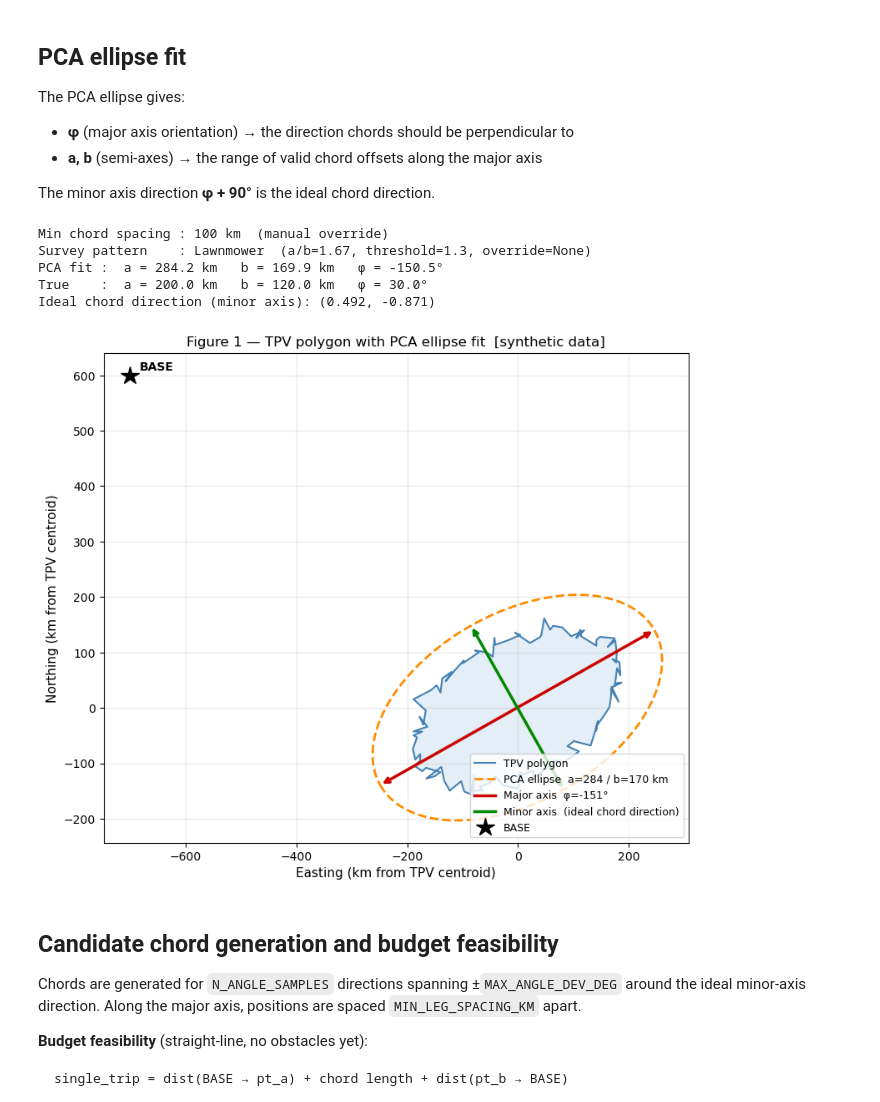
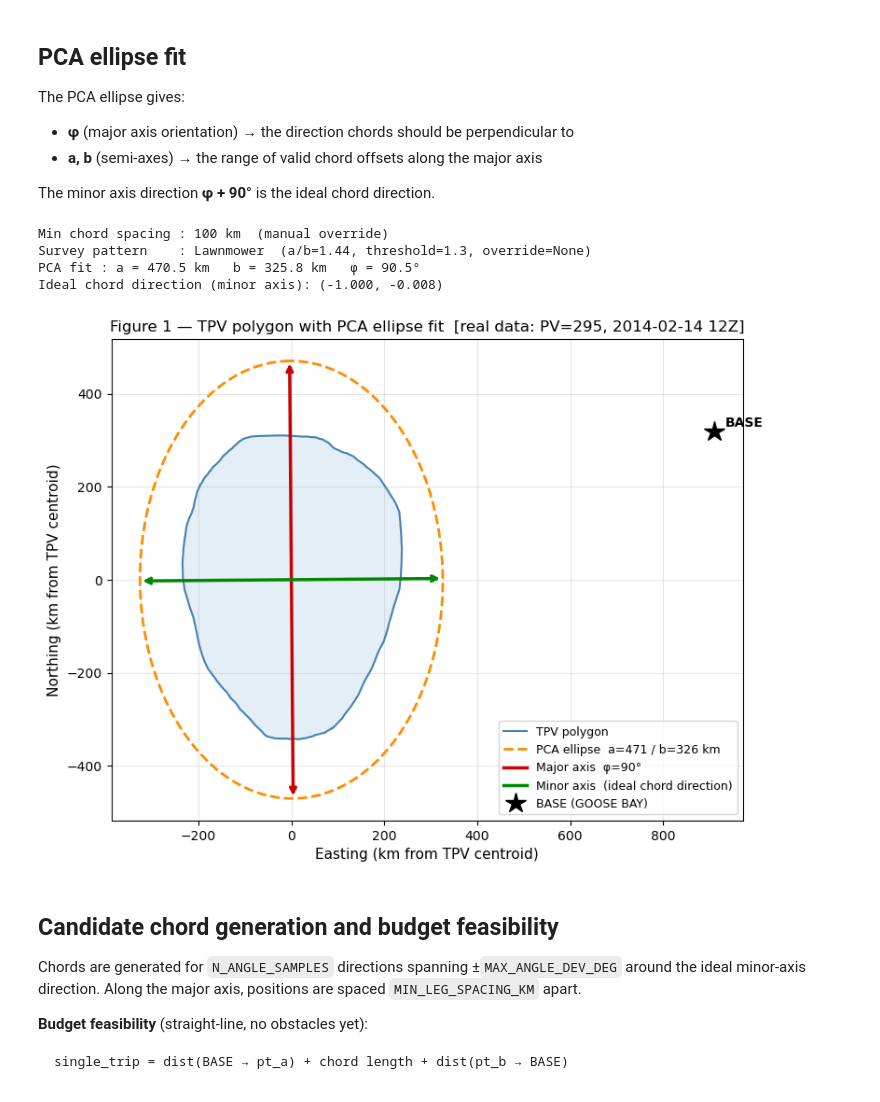
Before and after one commit to xf37/aerial-met-survey-optimizer, a Jupyter notebook: 07_tpv_route_planning.ipynb, the cells around one changed output. Saved outputs shown, nothing was run; the diff lists cells and outputs as text; code cells hidden in the pictures.

```diff
--- a/07_tpv_route_planning.ipynb
+++ b/07_tpv_route_planning.ipynb
@@ -404,8 +452,7 @@ print(f'Survey pattern    : {"Cross" if use_cross else "Lawnmower"}  '
       f'(a/b={a_fit/b_fit:.2f}, threshold={ASPECT_RATIO_THRESHOLD}, '
       f'override={PATTERN_OVERRIDE!r})')
 
-print(f'PCA fit :  a = {a_fit:.1f} km   b = {b_fit:.1f} km   φ = {degrees(phi_fit):.1f}°')
-print(f'True    :  a = {A_TRUE:.1f} km   b = {B_TRUE:.1f} km   φ = {degrees(PHI_TRUE):.1f}°')
+print(f'PCA fit : a = {a_fit:.1f} km   b = {b_fit:.1f} km   \u03c6 = {degrees(phi_fit):.1f}\u00b0')
 
 major_dir = np.array([cos(phi_fit),          sin(phi_fit)])
 minor_dir = np.array([cos(phi_fit + pi/2),   sin(phi_fit + pi/2)])
@@ -420,42 +467,41 @@ ell_xy = (R_fit @ np.vstack([a_fit*np.cos(th_e),
 
 # ── Figure 1: TPV polygon + PCA ellipse ──────────────────────────────────
 fig, ax = plt.subplots(figsize=(8, 8))
 
 closed = np.vstack([TPV_PTS, TPV_PTS[0]])
 ax.fill(TPV_PTS[:,0], TPV_PTS[:,1], color='#cfe0f0', alpha=0.55, zorder=1)
 ax.plot(closed[:,0],  closed[:,1],  color='steelblue', lw=1.5,
         zorder=2, label='TPV polygon')
 ax.plot(ell_xy[:,0],  ell_xy[:,1],  '--', color='darkorange', lw=2,
         zorder=3, label=f'PCA ellipse  a={a_fit:.0f} / b={b_fit:.0f} km')
 
 for vec, col, lbl in [
-    (major_dir * a_fit, '#cc0000', f'Major axis  φ={degrees(phi_fit):.0f}°'),
+    (major_dir * a_fit, '#cc0000', f'Major axis  \u03c6={degrees(phi_fit):.0f}\u00b0'),
     (minor_dir * b_fit, '#008800', 'Minor axis  (ideal chord direction)'),
 ]:
     ax.annotate('', xy=center+vec, xytext=center-vec,
                 arrowprops=dict(arrowstyle='<->', color=col, lw=2.5))
     ax.plot([], [], color=col, lw=2.5, label=lbl)
 
-ax.plot(*BASE, '*', color='black', ms=16, zorder=7, label='BASE')
+ax.plot(*BASE, '*', color='black', ms=16, zorder=7, label='BASE (GOOSE BAY)')
 ax.annotate('BASE', BASE, textcoords='offset points',
             xytext=(8, 4), fontsize=10, fontweight='bold')
 
 ax.set_aspect('equal')
 ax.set_xlabel('Easting (km from TPV centroid)', fontsize=11)
 ax.set_ylabel('Northing (km from TPV centroid)', fontsize=11)
-ax.set_title('Figure 1 — TPV polygon with PCA ellipse fit  [synthetic data]',
-             fontsize=12)
+ax.set_title('Figure 1 \u2014 TPV polygon with PCA ellipse fit'
+             '  [real data: PV=295, 2014-02-14 12Z]', fontsize=12)
 ax.legend(fontsize=9, loc='lower right')
 ax.grid(True, alpha=0.3)
 plt.tight_layout()
 plt.show()
 # %% [output]
 Min chord spacing : 100 km  (manual override)
-Survey pattern    : Lawnmower  (a/b=1.67, threshold=1.3, override=None)
-PCA fit :  a = 284.2 km   b = 169.9 km   φ = -150.5°
-True    :  a = 200.0 km   b = 120.0 km   φ = 30.0°
-Ideal chord direction (minor axis): (0.492, -0.871)
+Survey pattern    : Lawnmower  (a/b=1.44, threshold=1.3, override=None)
+PCA fit : a = 470.5 km   b = 325.8 km   φ = 90.5°
+Ideal chord direction (minor axis): (-1.000, -0.008)
-[figure, old version]
+[figure, new version]
 # %% [markdown]
 ## Candidate chord generation and budget feasibility
 
```
Also changed, not shown: parts of 15 cells of this notebook.
